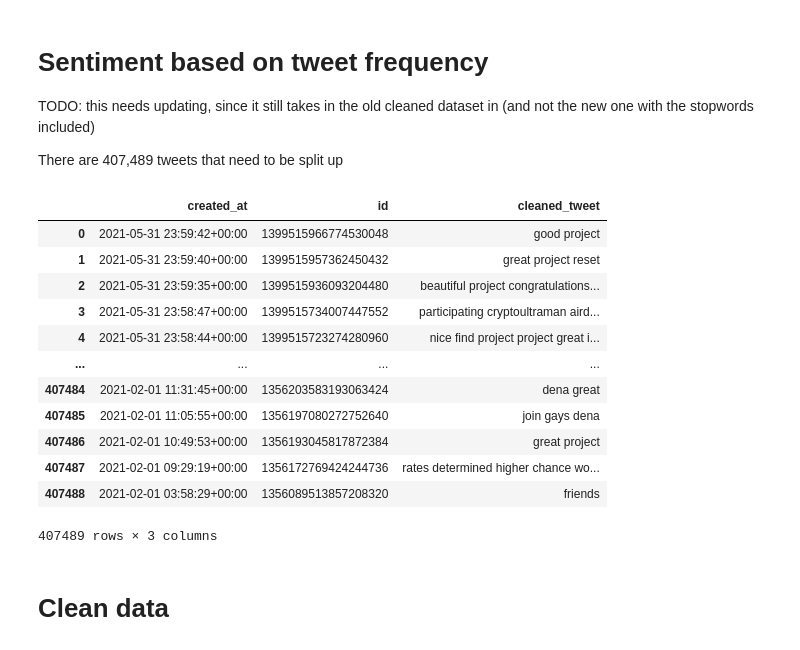
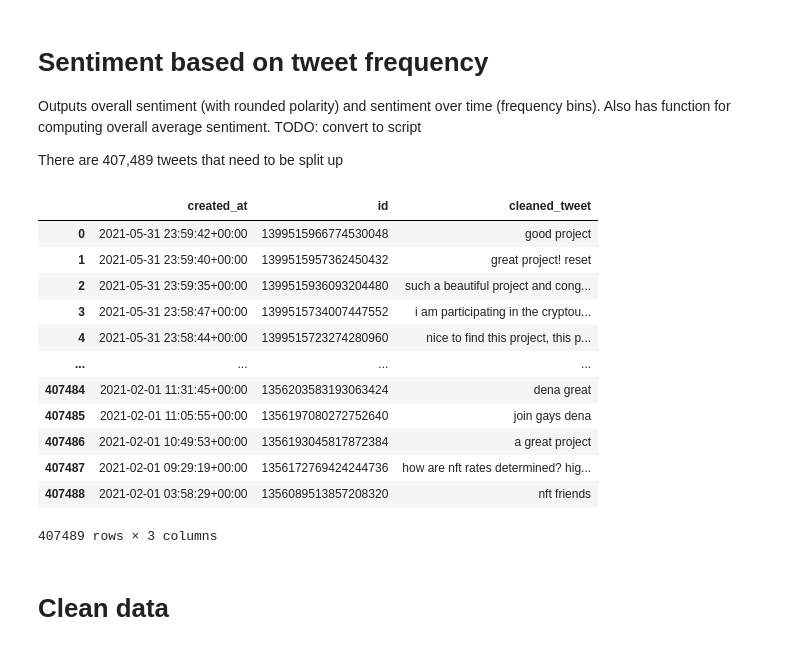
Before and after one commit to ginalamp/NFT_Twitter_Evolution, a Jupyter notebook: src/notebooks/sentiment_frequency.ipynb, the cells around one changed output. Saved outputs shown, nothing was run; the diff lists cells and outputs as text; code cells hidden in the pictures.

```diff
--- a/src/notebooks/sentiment_frequency.ipynb
+++ b/src/notebooks/sentiment_frequency.ipynb
@@ -1,7 +1,9 @@
 # %% [markdown]
 # Sentiment based on tweet frequency
 
-TODO: this needs updating, since it still takes in the old cleaned dataset in (and not the new one with the stopwords included)
+Outputs overall sentiment (with rounded polarity) and sentiment over time (frequency bins).
+Also has function for computing overall average sentiment.
+TODO: convert to script
 
 There are 407,489 tweets that need to be split up
 # %%
@@ -10,22 +12,22 @@ import pandas as pd
 import matplotlib.pyplot as plt
 # %%
 # load cleaned tweet corpus data
-df = pd.read_csv("../datain/topic_modelling/cleaned_tweets_largest_community.csv")
+df = pd.read_csv("../datain/sentiment/cleaned_tweets_for_sentiment.csv")
 df = df.drop("Unnamed: 0", axis=1)
 df
 # %% [output]
 |  | created_at | id | cleaned_tweet |
 | 0 | 2021-05-31 23:59:42+00:00 | 1399515966774530048 | good project |
-| 1 | 2021-05-31 23:59:40+00:00 | 1399515957362450432 | great project reset |
-| 2 | 2021-05-31 23:59:35+00:00 | 1399515936093204480 | beautiful project congratulations... |
-| 3 | 2021-05-31 23:58:47+00:00 | 1399515734007447552 | participating cryptoultraman aird... |
-| 4 | 2021-05-31 23:58:44+00:00 | 1399515723274280960 | nice find project project great i... |
+| 1 | 2021-05-31 23:59:40+00:00 | 1399515957362450432 | great project! reset |
+| 2 | 2021-05-31 23:59:35+00:00 | 1399515936093204480 | such a beautiful project and cong... |
+| 3 | 2021-05-31 23:58:47+00:00 | 1399515734007447552 | i am participating in the cryptou... |
+| 4 | 2021-05-31 23:58:44+00:00 | 1399515723274280960 | nice to find this project, this p... |
 | ... | ... | ... | ... |
 | 407484 | 2021-02-01 11:31:45+00:00 | 1356203583193063424 | dena great |
 | 407485 | 2021-02-01 11:05:55+00:00 | 1356197080272752640 | join gays dena |
-| 407486 | 2021-02-01 10:49:53+00:00 | 1356193045817872384 | great project |
-| 407487 | 2021-02-01 09:29:19+00:00 | 1356172769424244736 | rates determined higher chance wo... |
-| 407488 | 2021-02-01 03:58:29+00:00 | 1356089513857208320 | friends |
+| 407486 | 2021-02-01 10:49:53+00:00 | 1356193045817872384 | a great project |
+| 407487 | 2021-02-01 09:29:19+00:00 | 1356172769424244736 | how are nft rates determined? hig... |
+| 407488 | 2021-02-01 03:58:29+00:00 | 1356089513857208320 | nft friends |
 407489 rows × 3 columns
 # %% [markdown]
 # Clean data
```
Also changed, not shown: parts of 12 cells of this notebook, 2 other files.
